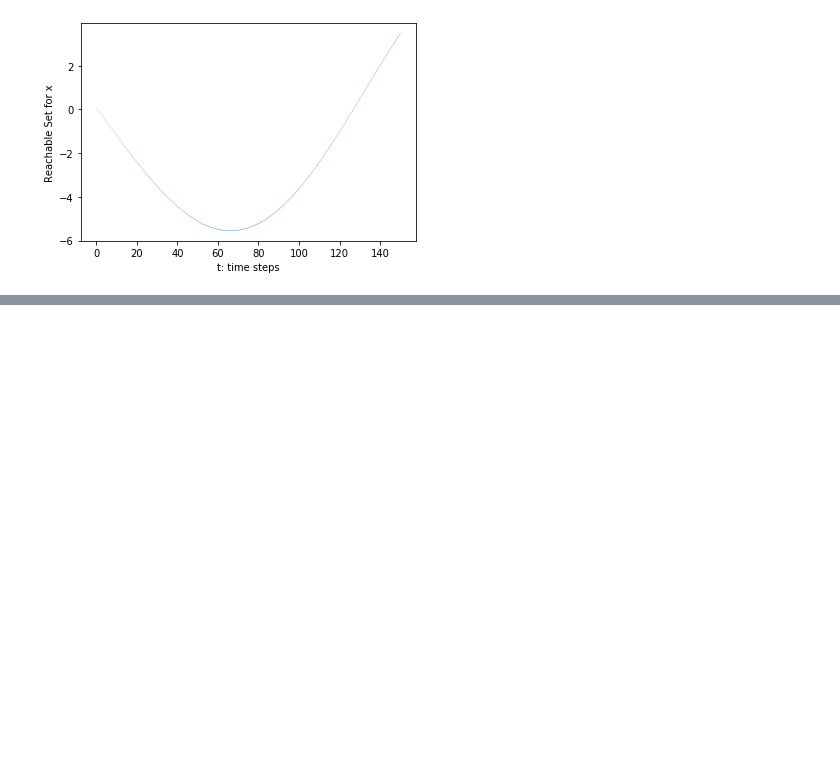
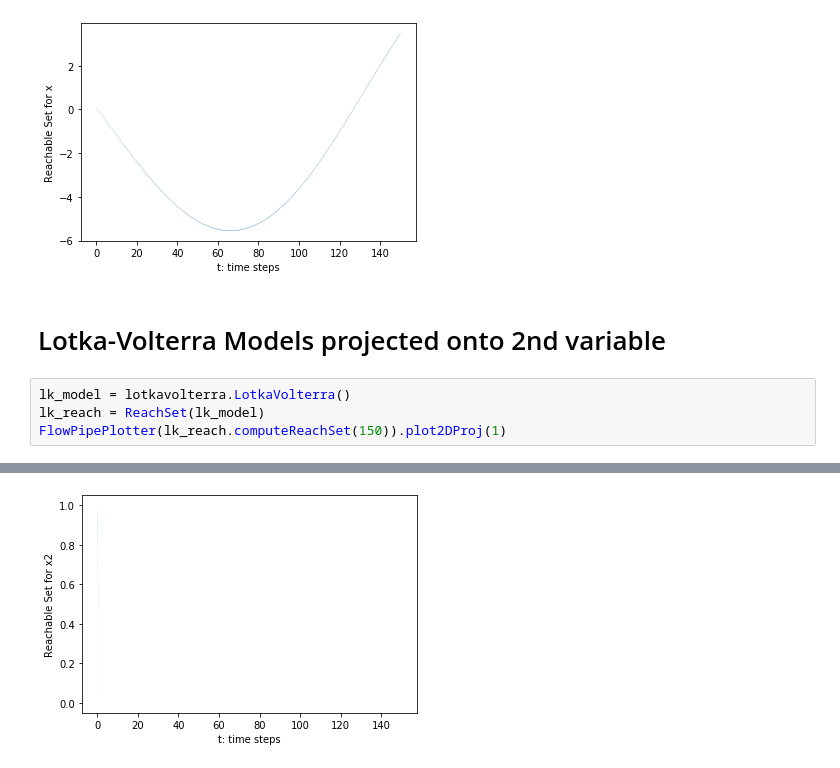
Before and after one commit to Tarheel-Formal-Methods/kaa, a Jupyter notebook: kaa-intro.ipynb, the cells around one changed output, grey strips where cells are left out. Drawn from its saved outputs; the diff is of its cells as text; blank space fills up the shorter version.

Commit message:
Basic phase plotting working. Issue with reachable set facets being coplanar with the feasible point calculated is making qhull complain.

```diff
--- a/kaa-intro.ipynb
+++ b/kaa-intro.ipynb
@@ -128,3 +128,10 @@ Computed Step 147 -- Time Elapsed: 0.16111111640930176 sec
 Computed Step 148 -- Time Elapsed: 0.15995192527770996 sec
 Computed Step 149 -- Time Elapsed: 0.15375804901123047 sec
 [figure]
+# %% [markdown]
+# Lotka-Volterra Models projected onto 2nd variable
+# %%
+lk_model = lotkavolterra.LotkaVolterra()
+lk_reach = ReachSet(lk_model)
+FlowPipePlotter(lk_reach.computeReachSet(150)).plot2DProj(1)
+# %% [output]
@@ -130,0 +155 @@ Computed Step 149 -- Time Elapsed: 0.15375804901123047 sec
+[figure, added]
```
Also changed, not shown: parts of 2 cells of this notebook, 7 other files.
